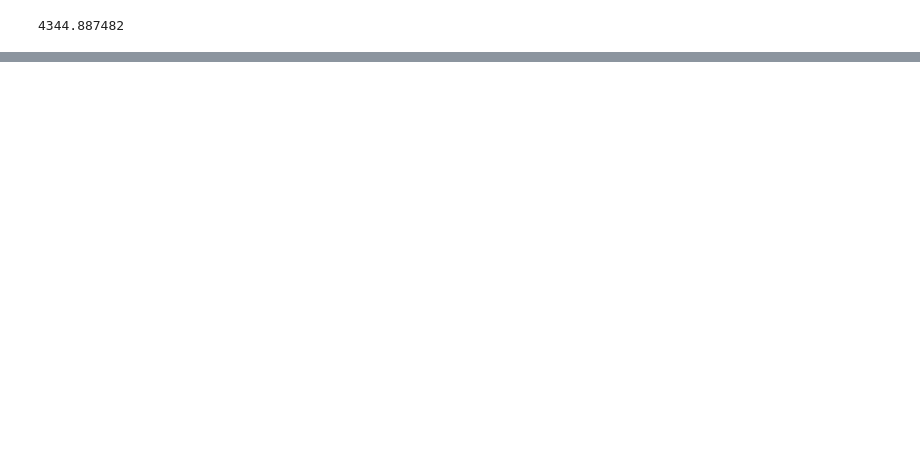
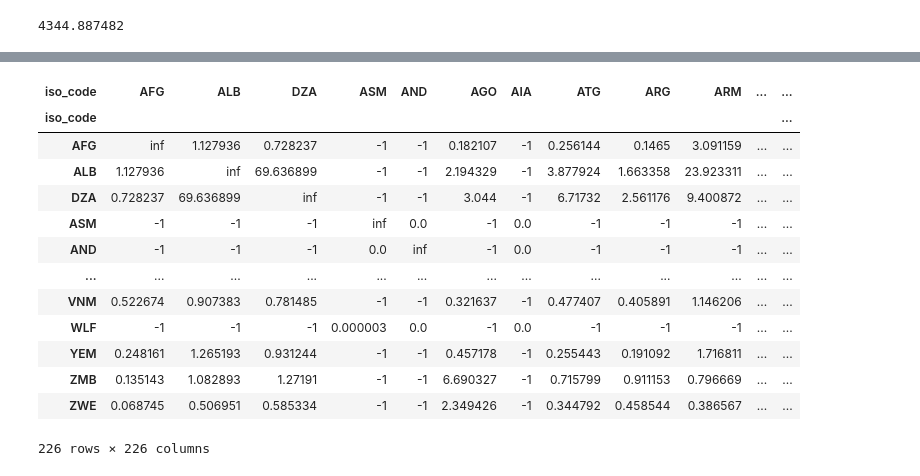
Before and after one commit to MAKEgroup/Covid_19_Propagation, a Jupyter notebook: Project/Network_Building.ipynb, the cells around one changed output, grey strips where cells are left out. Cells and saved outputs as stored; diff of their text form; code cells hidden in the pictures; blank space fills up the shorter version.

```diff
--- a/Project/Network_Building.ipynb
+++ b/Project/Network_Building.ipynb
@@ -15,0 +63,2 @@ df = pd.read_csv("..\Data\Raw\owid-covid-data-clean.csv")
+# %%
+dfiso= pd.read_csv("..\Data\Raw\owid-covid-data-clean.csv")
@@ -15,0 +124,3 @@ df = pd.read_csv("..\Data\Raw\owid-covid-data-clean.csv")
+# %%
+distancesdfiso.drop(['ATA', 'ATF', 'CCK', 'CXR', 'ESH', 'HKG', 'IOT', 'MAC', 'NFK', 'SGS', 'SJM', 'TWN'], inplace=True)
+distancesdfiso.drop(['ATA', 'ATF', 'CCK', 'CXR', 'ESH', 'HKG', 'IOT', 'MAC', 'NFK', 'SGS', 'SJM', 'TWN'], axis=1, inplace=True)
@@ -76,9 +214,9 @@ Zimbabwe               ZWE        1899.775
 
 [234 rows x 2 columns]
 # %%
-country1 = 'Albania'
-country2 = 'Afghanistan'
-float(distancesdf.loc[country1, country2])
+country1 = 'AFG'
+country2 = 'ALB'
+float(distancesdfiso.loc[country1, country2])
 # %% [output]
 4344.887482
 # %%
@@ -108,14 +254,28 @@ Interaction between Albania and Afghanistan : 1.127936370672912
 # %%
-interaction_matrix = pd.DataFrame(index=gdp_df.index, columns=gdp_df.index)
+try:
+    gdp_df = gdp_df.drop([ 'FLK', 'MAF', 'OWID_KOS', 'PRK', 'SXM', 'VAT', 'VGB', 'VIR'] , axis=0)
+except:
+    interaction_matrix = pd.DataFrame(index=gdp_df.index, columns=gdp_df.index)
 
-# Iterate over pairs of countries
-for country1 in gdp_df.index:
-    for country2 in gdp_df.index:
-        interaction = calculate_interaction(gdp_df, distance_matrix, country1, country2)
+    # Iterate over pairs of countries
+    for country1 in gdp_df.index:
+        for country2 in gdp_df.index:
 
-        # Store the interaction in the symmetric matrix
-        interaction_matrix.loc[country1, country2] = interaction
-        interaction_matrix.loc[country2, country1] = interaction  # Symmetric
+            if country1==country2:
+                interaction_matrix.loc[country1, country2] = 0
+                continue
 
-interaction_matrix
+            if country2>country1:
+
+                try:
+                    interaction = calculate_interaction(gdp_df, distance_matrix, country1, country2)
+                except:
+                    print("error in : country1: ", country1 , "country2:" , country2)
+                    continue
+
+                # Store the interaction in the symmetric matrix
+                interaction_matrix.loc[country1, country2] = interaction
+                interaction_matrix.loc[country2, country1] = interaction  # Symmetric
+
+    interaction_matrix
 # %% [output]
@@ -122,0 +299,17 @@ KeyError: 'Bolivia'
+# %%
+interaction_matrix
+# %% [output]
+| iso_code | AFG | ALB | DZA | ASM | AND | AGO | AIA | ATG | ARG | ARM | ... | ... |
+| iso_code |  |  |  |  |  |  |  |  |  |  |  | ... |
+| AFG | inf | 1.127936 | 0.728237 | -1 | -1 | 0.182107 | -1 | 0.256144 | 0.1465 | 3.091159 | ... | ... |
+| ALB | 1.127936 | inf | 69.636899 | -1 | -1 | 2.194329 | -1 | 3.877924 | 1.663358 | 23.923311 | ... | ... |
+| DZA | 0.728237 | 69.636899 | inf | -1 | -1 | 3.044 | -1 | 6.71732 | 2.561176 | 9.400872 | ... | ... |
+| ASM | -1 | -1 | -1 | inf | 0.0 | -1 | 0.0 | -1 | -1 | -1 | ... | ... |
+| AND | -1 | -1 | -1 | 0.0 | inf | -1 | 0.0 | -1 | -1 | -1 | ... | ... |
+| ... | ... | ... | ... | ... | ... | ... | ... | ... | ... | ... | ... | ... |
+| VNM | 0.522674 | 0.907383 | 0.781485 | -1 | -1 | 0.321637 | -1 | 0.477407 | 0.405891 | 1.146206 | ... | ... |
+| WLF | -1 | -1 | -1 | 0.000003 | 0.0 | -1 | 0.0 | -1 | -1 | -1 | ... | ... |
+| YEM | 0.248161 | 1.265193 | 0.931244 | -1 | -1 | 0.457178 | -1 | 0.255443 | 0.191092 | 1.716811 | ... | ... |
+| ZMB | 0.135143 | 1.082893 | 1.27191 | -1 | -1 | 6.690327 | -1 | 0.715799 | 0.911153 | 0.796669 | ... | ... |
+| ZWE | 0.068745 | 0.506951 | 0.585334 | -1 | -1 | 2.349426 | -1 | 0.344792 | 0.458544 | 0.386567 | ... | ... |
+226 rows × 226 columns
```
Also changed, not shown: parts of 17 cells of this notebook, 2 other files.
